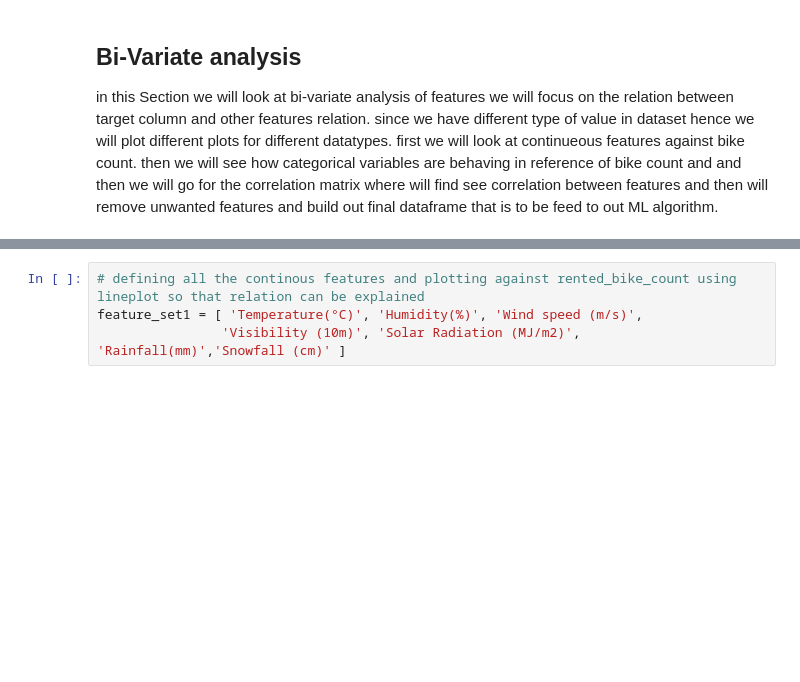
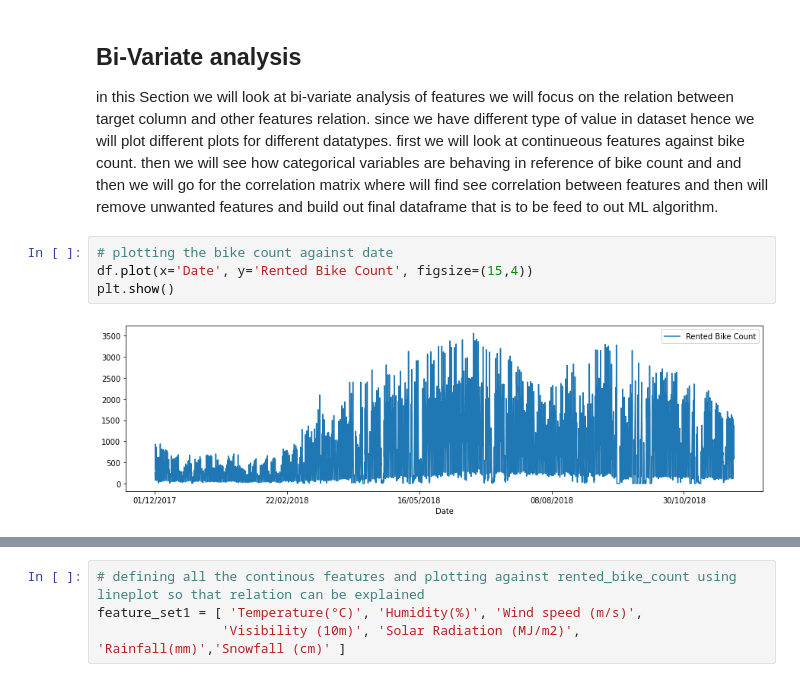
Before and after one commit to MohdSharik99/Capstone-Project-Seoul-Bike-Prediction--Regression, a Jupyter notebook: Bike_Sharing_Demand_Prediction.ipynb, the cells around one changed output, grey strips where cells are left out. Saved outputs shown, nothing was run; the diff lists cells and outputs as text; blank space fills up the shorter version.

```diff
--- a/Bike_Sharing_Demand_Prediction.ipynb
+++ b/Bike_Sharing_Demand_Prediction.ipynb
@@ -255,3 +245,9 @@ Since our data is randomly distributed hence we are pretty sure that we cannot a
 ## Bi-Variate analysis
 
 in this Section we will look at bi-variate analysis of features we will focus on the relation between target column and other features relation. since we have different type of value in dataset hence we will plot different plots for different datatypes. first we will look at continueous features against bike count. then we will see how categorical variables are behaving in reference of bike count and and then we will go for the correlation matrix where will find see correlation between features and then will remove unwanted features and build out final dataframe that is to be feed to out ML algorithm.
+# %%
+# plotting the bike count against date
+df.plot(x='Date', y='Rented Bike Count', figsize=(15,4))
+plt.show()
+# %% [output]
+[figure, added]
```
Also changed, not shown: parts of 13 cells of this notebook.
